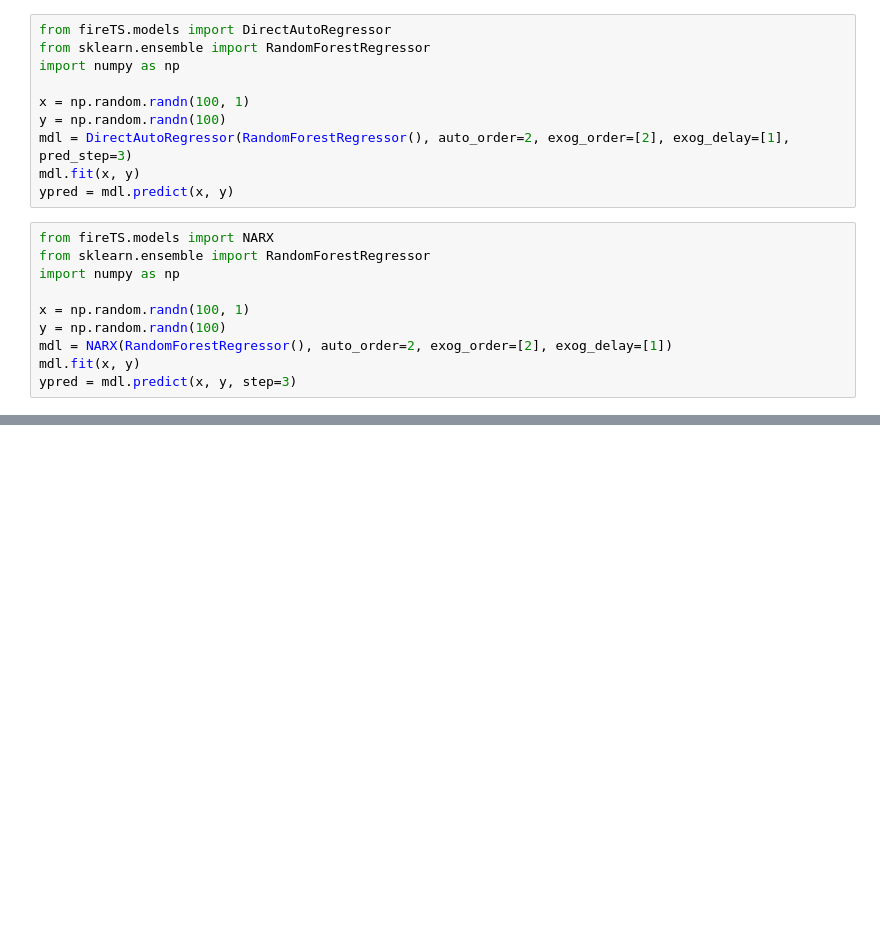
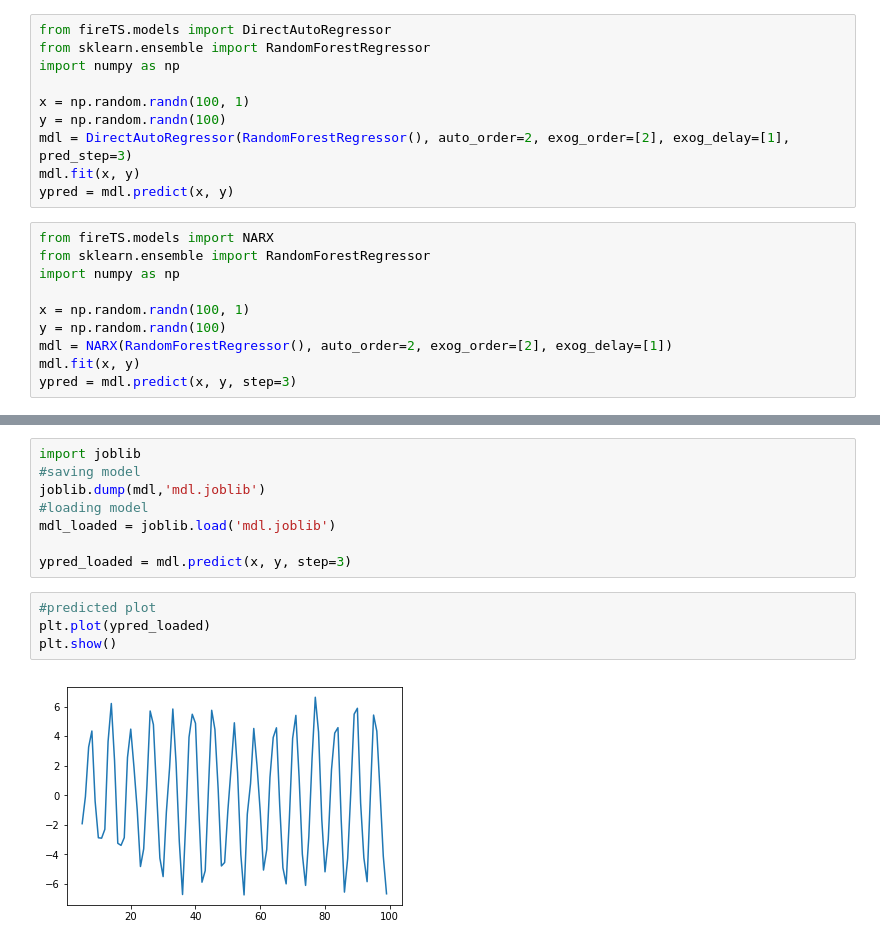
Before and after one commit to jxx123/fireTS, a Jupyter notebook: examples/Quick start example.ipynb, the cells around one changed output, grey strips where cells are left out. Saved outputs shown, nothing was run; the diff lists cells and outputs as text; blank space fills up the shorter version.

```diff
--- a/examples/Quick start example.ipynb
+++ b/examples/Quick start example.ipynb
@@ -71,0 +117,14 @@ NARX(auto_order=2,
+# %%
+import joblib
+#saving model
+joblib.dump(mdl,'mdl.joblib')
+#loading model
+mdl_loaded = joblib.load('mdl.joblib')
+
+ypred_loaded = mdl.predict(x, y, step=3)
+# %%
+#predicted plot
+plt.plot(ypred_loaded)
+plt.show()
+# %% [output]
+[figure, added]
```
Also changed, not shown: parts of 3 cells of this notebook, 2 other files.
